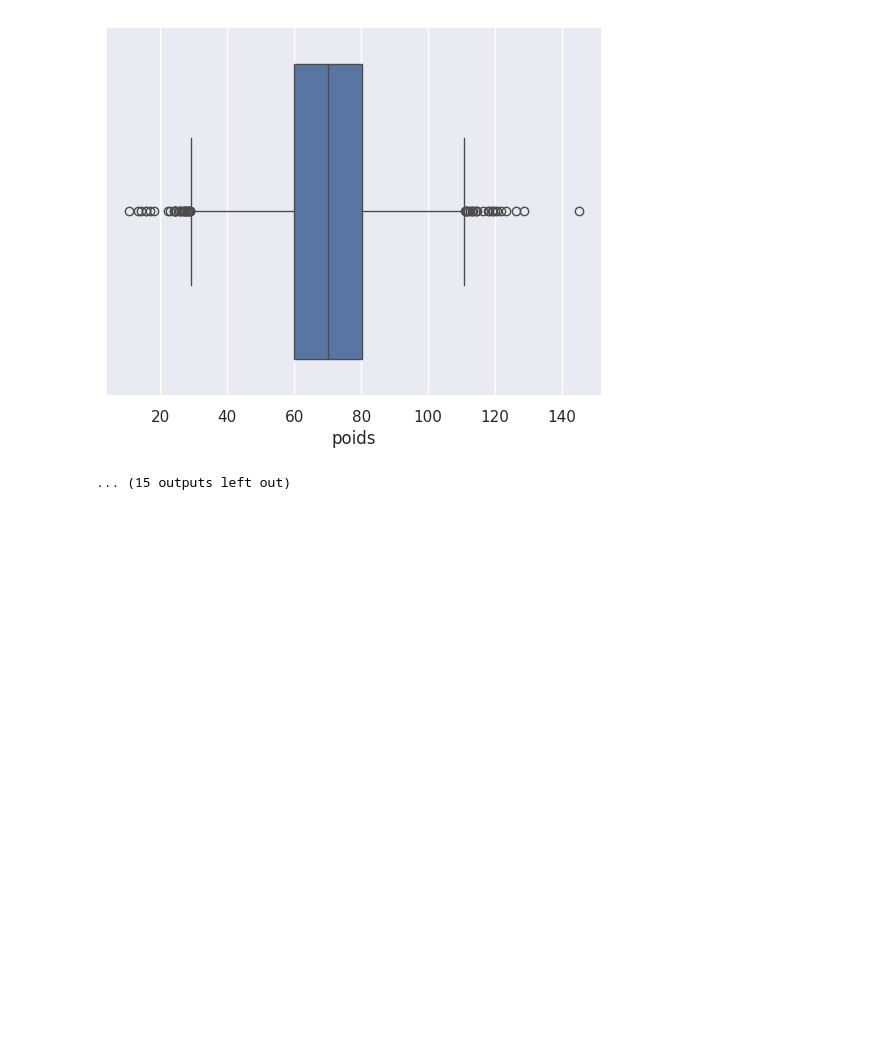
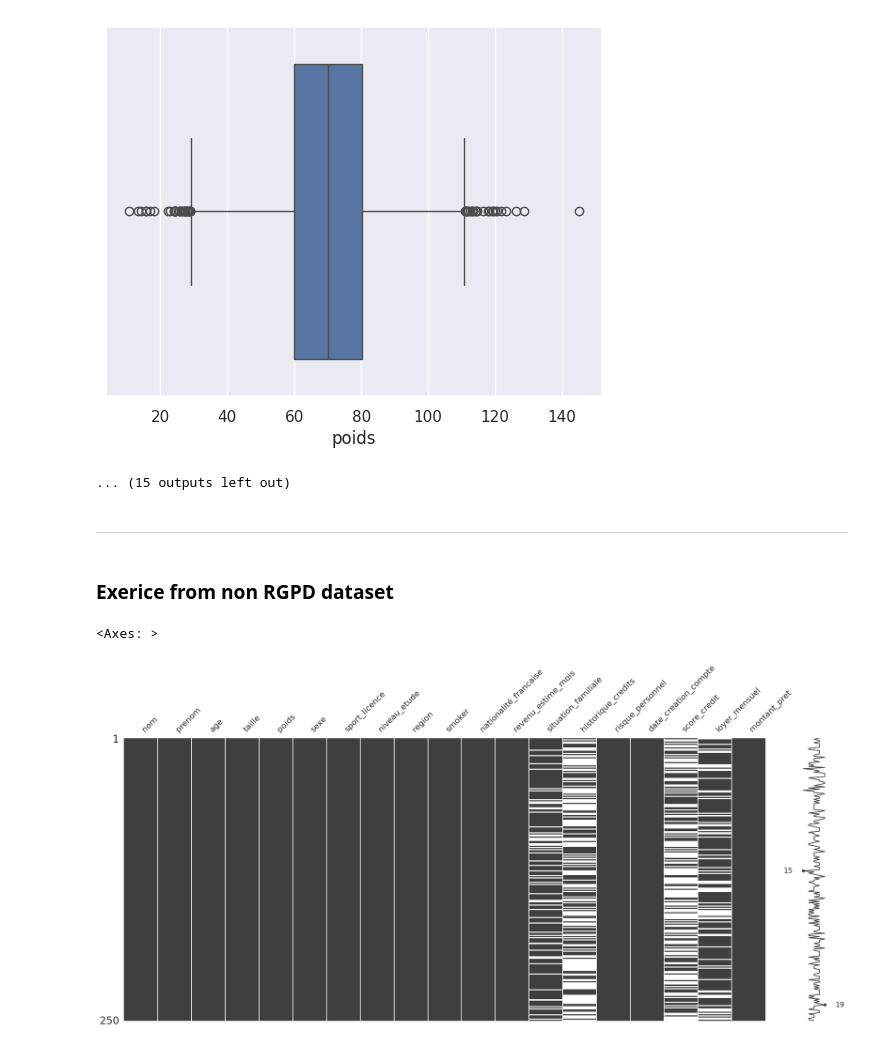
Before and after one commit to ThomasHtn/data-cleaner, a Jupyter notebook: notebook.ipynb, the cells around one changed output. Saved outputs shown, nothing was run; the diff lists cells and outputs as text; code cells hidden in the pictures; blank space fills up the shorter version.

```diff
--- a/notebook.ipynb
+++ b/notebook.ipynb
@@ -64,3 +69,18 @@ UPDATED BOXPLOT : taille
 BOXPLOT : poids
 [figure]
 ... (15 outputs left out)
+# %% [markdown]
+---
+# %% [markdown]
+### Exerice from non RGPD dataset
+# %%
+import pandas as pd
+import missingno as msno
+
+df = pd.read_csv("data/data_not_RGPD.csv")
+
+%matplotlib inline
+msno.matrix(df.sample(250))
+# %% [output]
+<Axes: >
+[figure, added]
```
Also changed, not shown: parts of 5 cells of this notebook, 3 other files.
